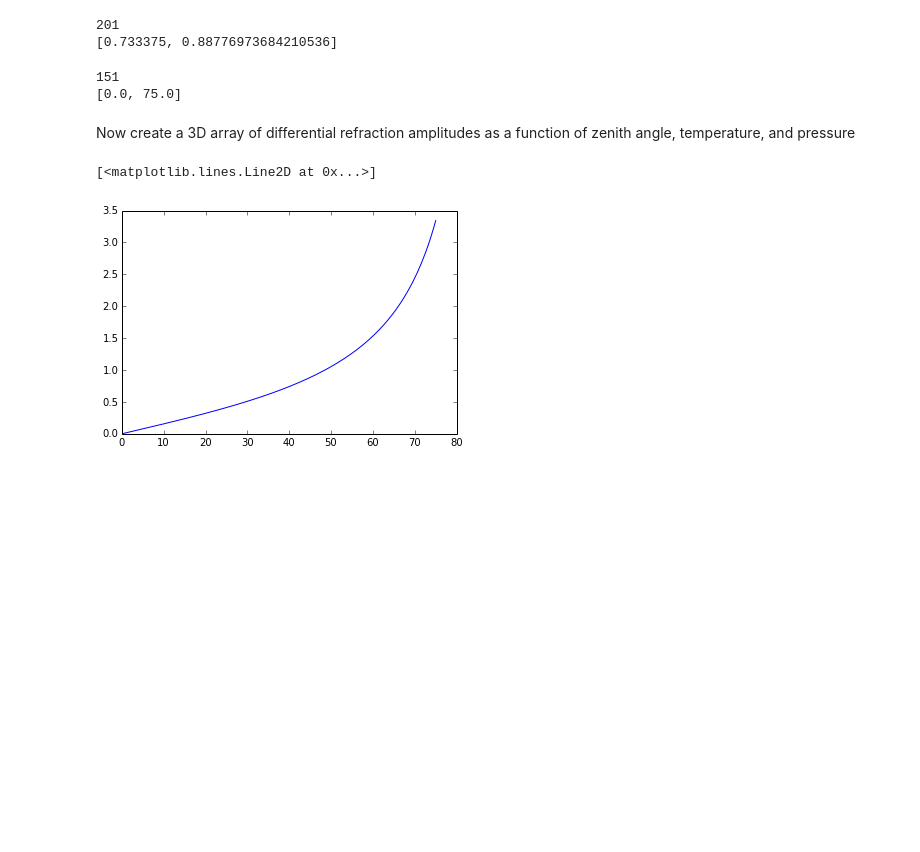
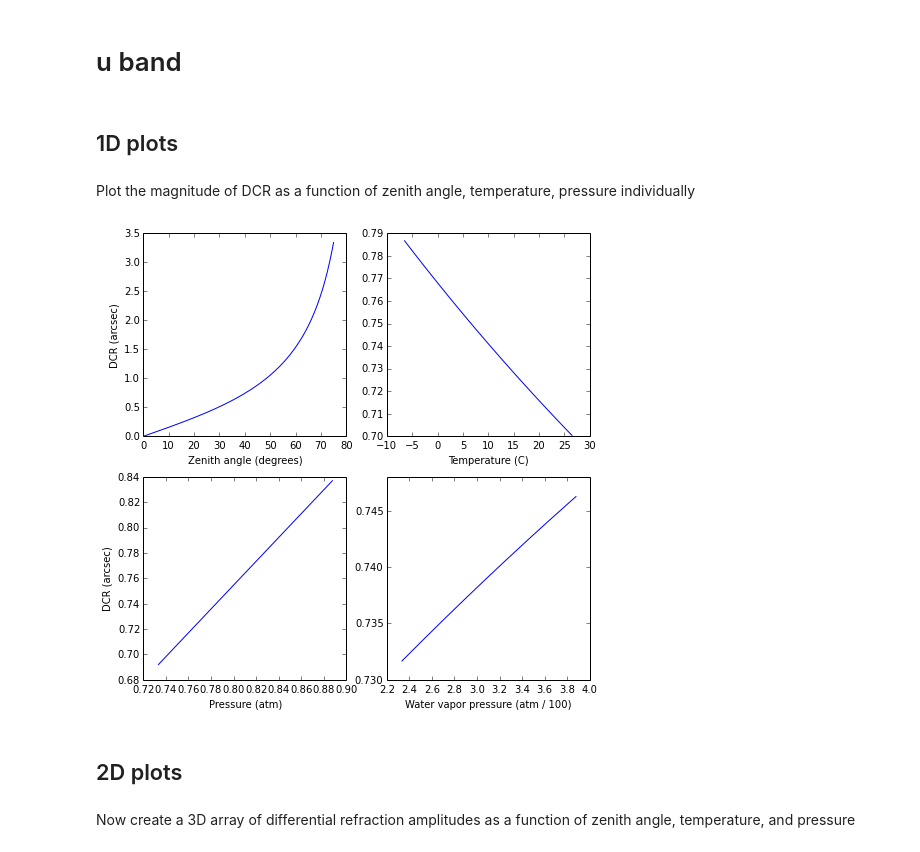
Before and after one commit to isullivan/LSST-DCR, a Jupyter notebook: DCR test code/DCR plots.ipynb, the cells around one changed output. Cells and saved outputs as stored; diff of their text form; code cells hidden in the pictures; blank space fills up the shorter version.

```diff
--- a/DCR test code/DCR plots.ipynb
+++ b/DCR test code/DCR plots.ipynb
@@ -46,21 +43,65 @@ print(base_pressure_atm)
 # %%
+base_temp = 10.
+temps=np.array(range(100))/3.
+temps = base_temp + temps - np.mean(temps)
+
+base_pressure = 586.7 # mm Hg
+base_pressure_atm=base_pressure / 760.
+
 pressure_delta = 0.001
 pressure_range = 0.1
 pressures = ((np.array(range(1+int(2*pressure_range/pressure_delta)))* pressure_delta - pressure_range /2.)
             * base_pressure_atm + base_pressure_atm)
-print(pressures.size)
-print(minmax(pressures))
+
+angle_delta = 0.5
+angle_max = 75.
+zenith_angles = np.array(range(1+int(angle_max/angle_delta))) * angle_delta
-# %% [output]
-201
-[0.733375, 0.88776973684210536]
-# %%
-angle_delta = 0.5
-angle_max = 75.
-zenith_angles = np.array(range(1+int(angle_max/angle_delta))) * angle_delta
-print(zenith_angles.size)
-print(minmax(zenith_angles))
-# %% [output]
-151
-[0.0, 75.0]
+# %% [markdown]
+# u band
+# %% [markdown]
+## 1D plots
+# %% [markdown]
+Plot the magnitude of DCR as a function of zenith angle, temperature, pressure individually
+# %%
+wavelength = 354.
+bandwidth = 66.
+
+dcr_za = diff(zenith_angles, wavelength=wavelength, bandwidth = bandwidth, temperature = base_temp,
+            atmospheric_pressure = base_pressure_atm)
+
+dcr_temperature = diff(40., wavelength=wavelength, bandwidth = bandwidth, temperature = temps,
+            atmospheric_pressure = base_pressure_atm)
+
+dcr_pressure= diff(40., wavelength=wavelength, bandwidth = bandwidth, temperature = 15.,
+            atmospheric_pressure = pressures)
+
+dcr_water= diff(40., wavelength=wavelength, bandwidth = bandwidth, temperature = 15.,
+            atmospheric_pressure = base_pressure_atm + pressures / 10. - 0.07,
+            water_vapor_pressure = pressures / 10. - 0.05)
+
+fig=plt.figure(figsize=(8,8))
+plot_1 = fig.add_subplot(2,2,1)
+plot_2 = fig.add_subplot(2,2,2)
+plot_3 = fig.add_subplot(2,2,3)
+plot_4 = fig.add_subplot(2,2,4)
+za_plot=plot_1.plot(zenith_angles,arcsec(dcr_za))
+lx = plot_1.set_xlabel('Zenith angle (degrees)')
+ly = plot_1.set_ylabel('DCR (arcsec)')
+
+temperature_plot = plot_2.plot(temps,arcsec(dcr_temperature))
+lx = plot_2.set_xlabel('Temperature (C)')
+#ly = plot_2.set_ylabel('DCR (arcsec)')
+
+temperature_plot = plot_3.plot(pressures,arcsec(dcr_pressure))
+lx = plot_3.set_xlabel('Pressure (atm)')
+ly=plot_3.set_ylabel('DCR (arcsec)')
+
+water_plot = plot_4.plot((pressures / 10. - 0.05)*100,arcsec(dcr_water))
+lx = plot_4.set_xlabel('Water vapor pressure (atm / 100)')
+#ly = plot_4.set_ylabel('DCR (arcsec)')
+# %% [output]
+[figure, added]
+# %% [markdown]
+## 2D plots
 # %% [markdown]
 Now create a 3D array of differential refraction amplitudes as a function of zenith angle, temperature, and pressure
@@ -74,5 +114,0 @@ test = diff(zenith_angles, wavelength=wavelength, bandwidth = bandwidth, tempera
-# %%
-plt.plot(zenith_angles,arcsec(test))
-# %% [output]
-[<matplotlib.lines.Line2D at 0x...>]
-[figure, removed]
```
Also changed, not shown: parts of 24 cells of this notebook.
